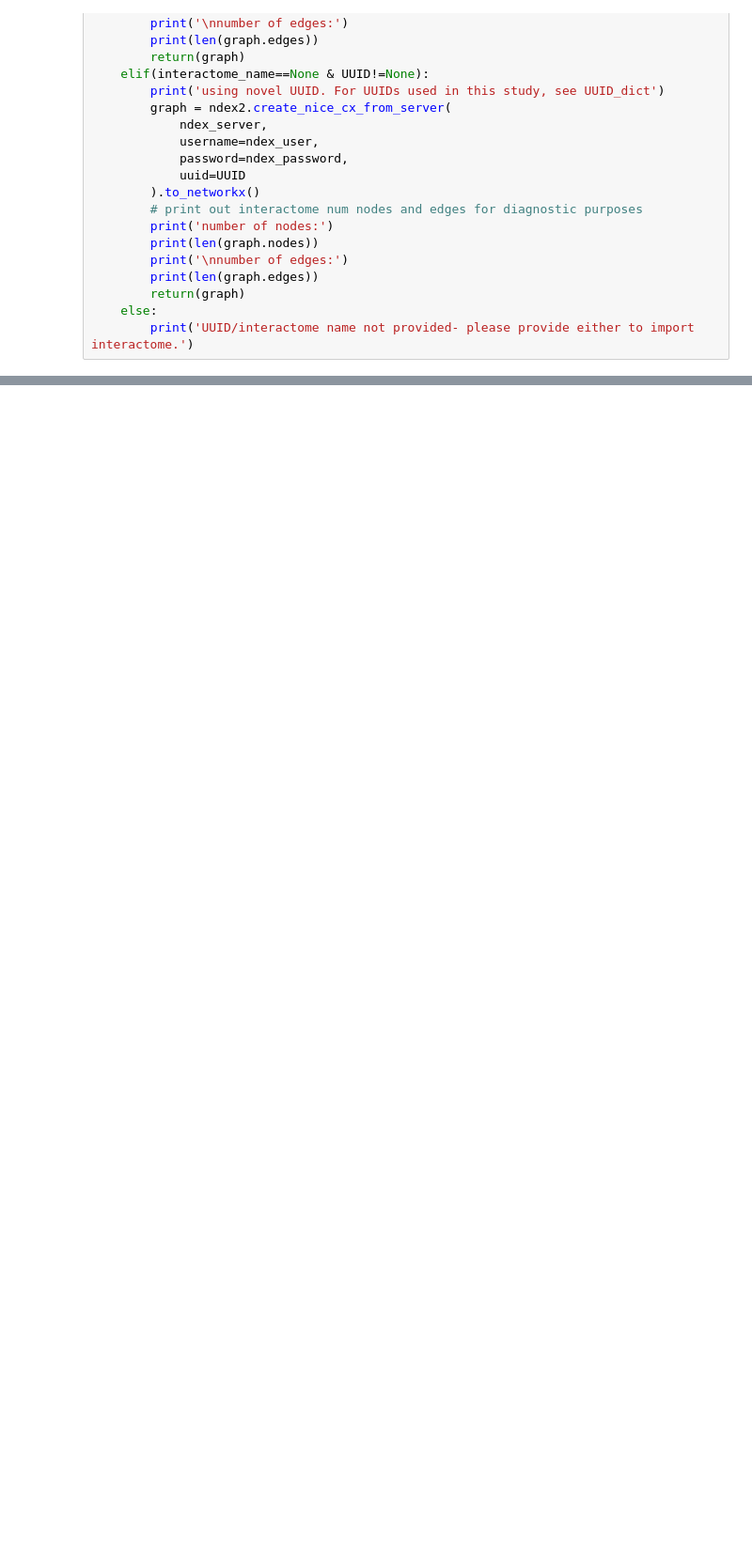
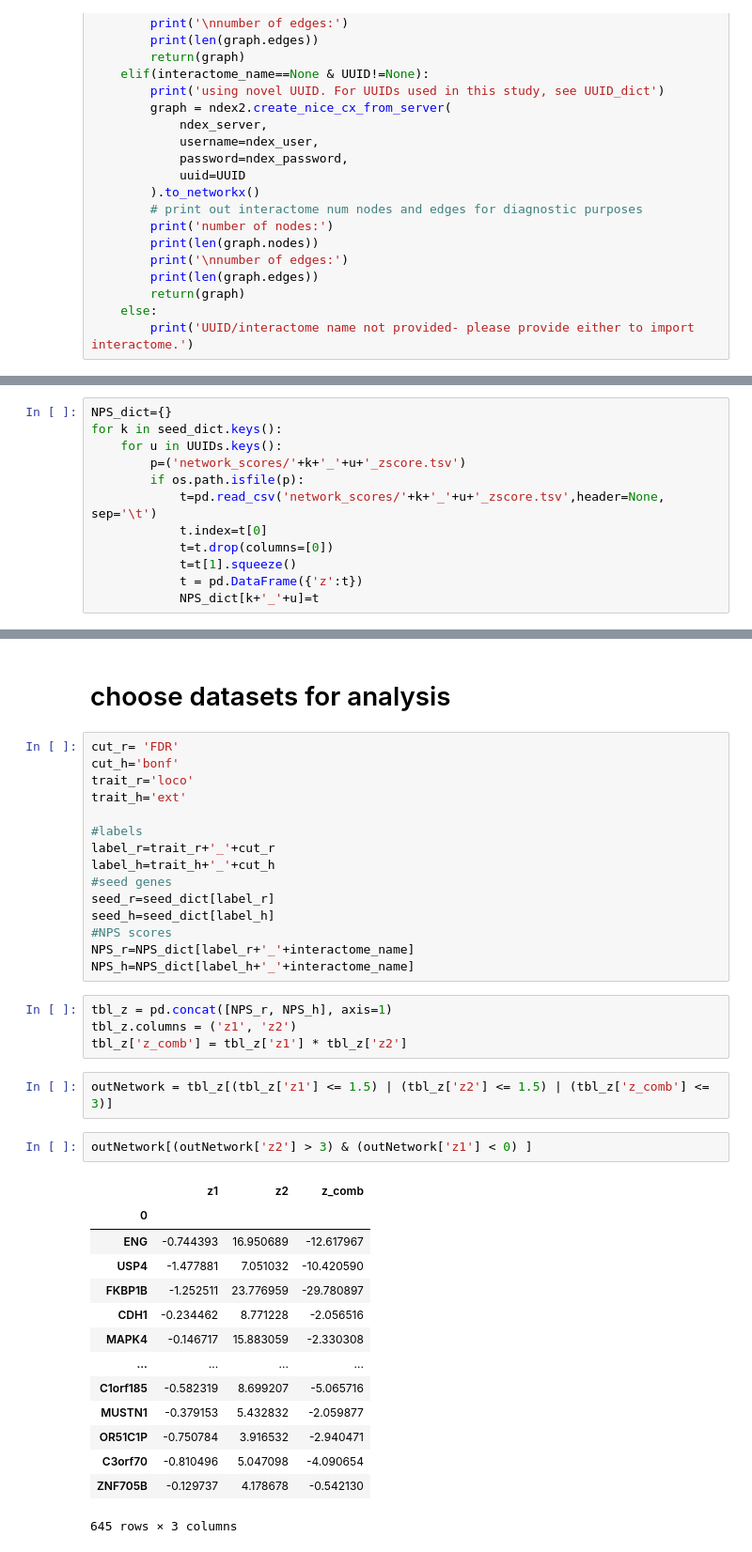
Before and after one commit to BSLeger/SUD_cross_species, a Jupyter notebook: loco_network_species_specific.ipynb, the cells around one changed output, grey strips where cells are left out. Shown at 94% size. Drawn from its saved outputs; the diff is of its cells as text; blank space fills up the shorter version.

```diff
--- a/loco_network_species_specific.ipynb
+++ b/loco_network_species_specific.ipynb
@@ -139,0 +201,12 @@ nps_h=pd.read_csv('')
+# %%
+NPS_dict={}
+for k in seed_dict.keys():
+    for u in UUIDs.keys():
+        p=('network_scores/'+k+'_'+u+'_zscore.tsv')
+        if os.path.isfile(p):
+            t=pd.read_csv('network_scores/'+k+'_'+u+'_zscore.tsv',header=None, sep='\t')
+            t.index=t[0]
+            t=t.drop(columns=[0])
+            t=t[1].squeeze()
+            t = pd.DataFrame({'z':t})
+            NPS_dict[k+'_'+u]=t
@@ -139,0 +225,40 @@ nps_h=pd.read_csv('')
+# %% [markdown]
+# choose datasets for analysis
+# %%
+cut_r= 'FDR'
+cut_h='bonf'
+trait_r='loco'
+trait_h='ext'
+
+#labels
+label_r=trait_r+'_'+cut_r
+label_h=trait_h+'_'+cut_h
+#seed genes
+seed_r=seed_dict[label_r]
+seed_h=seed_dict[label_h]
+#NPS scores
+NPS_r=NPS_dict[label_r+'_'+interactome_name]
+NPS_h=NPS_dict[label_h+'_'+interactome_name]
+# %%
+tbl_z = pd.concat([NPS_r, NPS_h], axis=1)
+tbl_z.columns = ('z1', 'z2')
+tbl_z['z_comb'] = tbl_z['z1'] * tbl_z['z2']
+# %%
+outNetwork = tbl_z[(tbl_z['z1'] <= 1.5) | (tbl_z['z2'] <= 1.5) | (tbl_z['z_comb'] <= 3)]
+# %%
+outNetwork[(outNetwork['z2'] > 3) & (outNetwork['z1'] < 0) ]
+# %% [output]
+|  | z1 | z2 | z_comb |
+| 0 |  |  |  |
+| ENG | -0.744393 | 16.950689 | -12.617967 |
+| USP4 | -1.477881 | 7.051032 | -10.420590 |
+| FKBP1B | -1.252511 | 23.776959 | -29.780897 |
+| CDH1 | -0.234462 | 8.771228 | -2.056516 |
+| MAPK4 | -0.146717 | 15.883059 | -2.330308 |
+| ... | ... | ... | ... |
+| C1orf185 | -0.582319 | 8.699207 | -5.065716 |
+| MUSTN1 | -0.379153 | 5.432832 | -2.059877 |
+| OR51C1P | -0.750784 | 3.916532 | -2.940471 |
+| C3orf70 | -0.810496 | 5.047098 | -4.090654 |
+| ZNF705B | -0.129737 | 4.178678 | -0.542130 |
+645 rows × 3 columns
```
Also changed, not shown: parts of 30 cells of this notebook, 8 other files.
